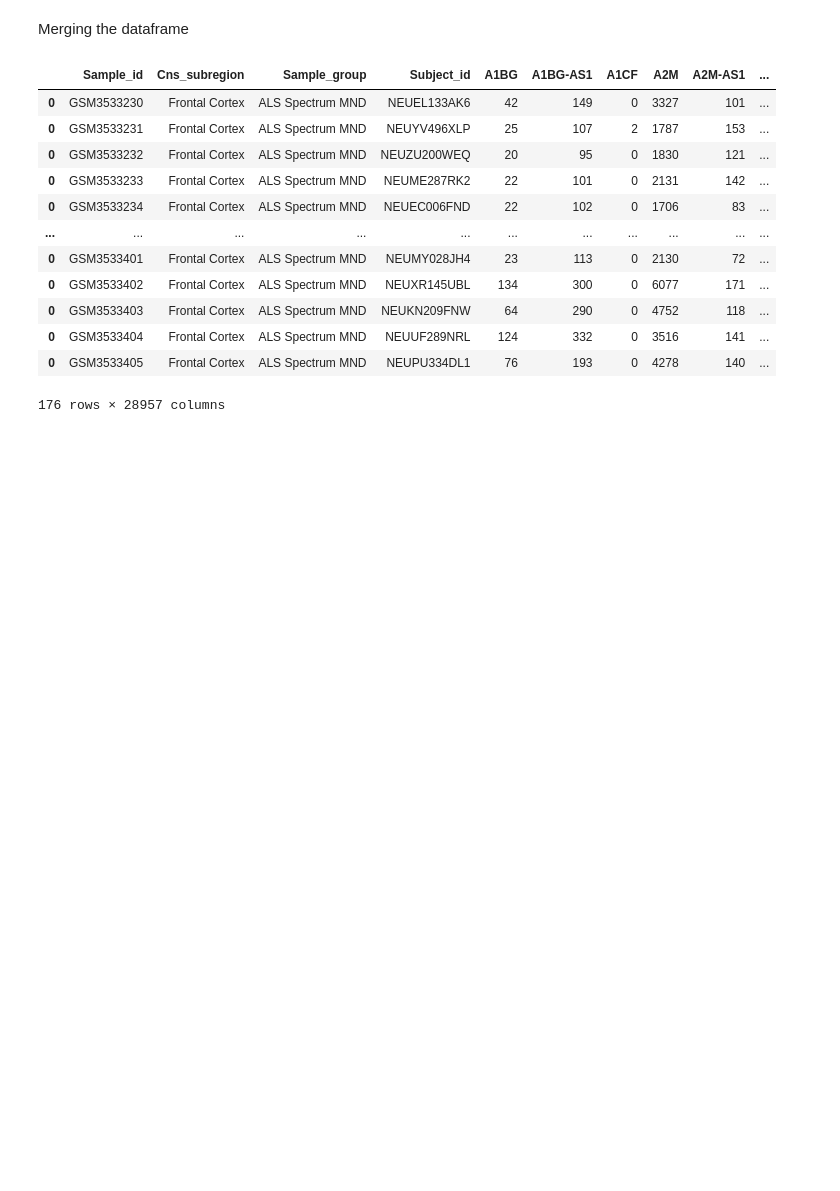
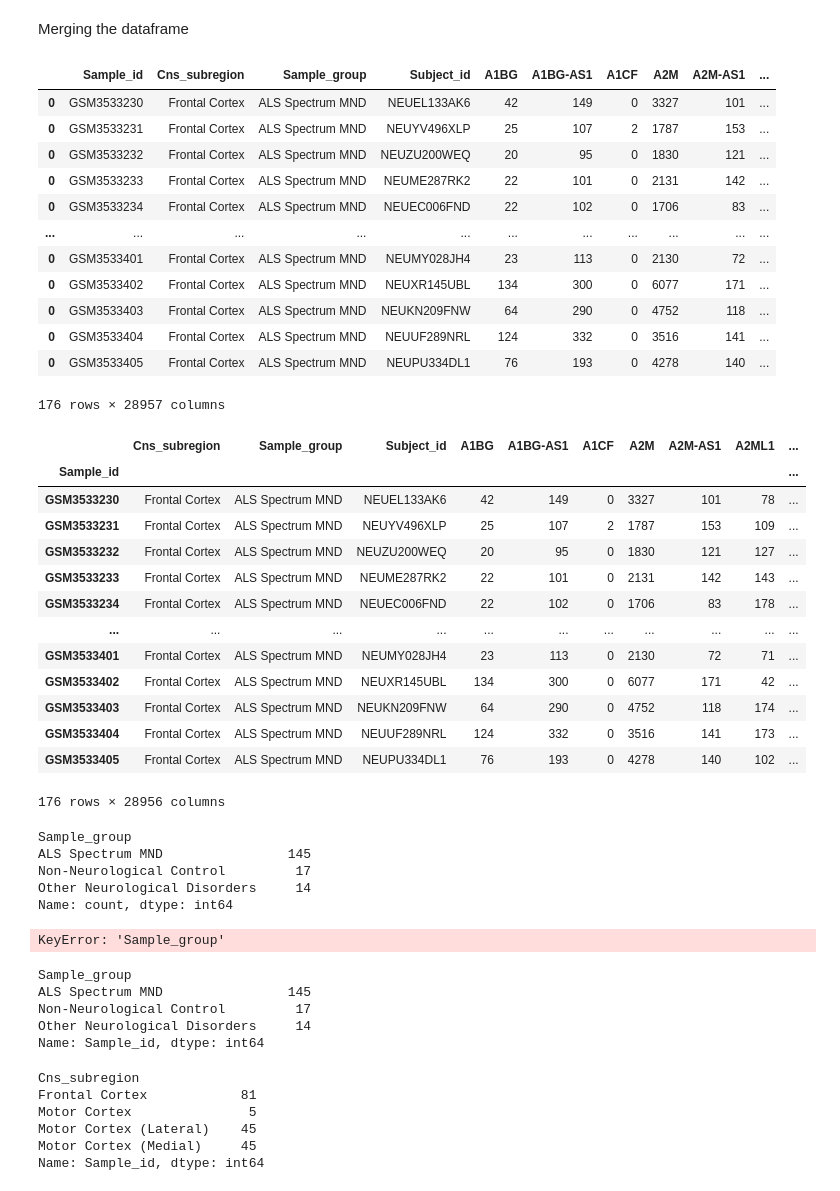
Before and after one commit to lenorabuggenhoudt/BioInfo, a Jupyter notebook: data_extraction.ipynb, the cells around one changed output. Saved outputs shown, nothing was run; the diff lists cells and outputs as text; code cells hidden in the pictures; blank space fills up the shorter version.

```diff
--- a/data_extraction.ipynb
+++ b/data_extraction.ipynb
@@ -109,3 +109,6 @@ data_matrix
 | GSM3533235 | 15 | 39 | 0 | 957 | 74 | 48 | 1 | 2 | 21 | 0 | ... | ... |
 | GSM3533285 | 37 | 136 | 0 | 2595 | 88 | 162 | 0 | 1 | 26 | 0 | ... | ... |
 176 rows × 28953 columns
+# %%
+list_genes = list(data_matrix.columns.values)
+list_genes
@@ -129,6 +150,8 @@ data_frame_merged
 | 0 | GSM3533404 | Frontal Cortex | ALS Spectrum MND | NEUUF289NRL | 124 | 332 | 0 | 3516 | 141 | ... |
 | 0 | GSM3533405 | Frontal Cortex | ALS Spectrum MND | NEUPU334DL1 | 76 | 193 | 0 | 4278 | 140 | ... |
 176 rows × 28957 columns
+# %%
+data_frame_merged = data_frame_merged.set_index('Sample_id')
 # %%
 class ALS_RNAseq:
     def __init__(self):
@@ -137,5 +160,58 @@ class ALS_RNAseq:
     def get_data_matrix(self):
         return self.__data_matrix
 
+    def get_data_genes(self) :
+        return self.get_data_matrix()[list_genes]
+
     def __str__(self):
         return "Data Frame of RNA seq samples"
+# %%
+c_data = ALS_RNAseq()
+# %%
+c_data.get_data_matrix()
+# %% [output]
+|  | Cns_subregion | Sample_group | Subject_id | A1BG | A1BG-AS1 | A1CF | A2M | A2M-AS1 | A2ML1 | ... |
+| Sample_id |  |  |  |  |  |  |  |  |  | ... |
+| GSM3533230 | Frontal Cortex | ALS Spectrum MND | NEUEL133AK6 | 42 | 149 | 0 | 3327 | 101 | 78 | ... |
+| GSM3533231 | Frontal Cortex | ALS Spectrum MND | NEUYV496XLP | 25 | 107 | 2 | 1787 | 153 | 109 | ... |
+| GSM3533232 | Frontal Cortex | ALS Spectrum MND | NEUZU200WEQ | 20 | 95 | 0 | 1830 | 121 | 127 | ... |
+| GSM3533233 | Frontal Cortex | ALS Spectrum MND | NEUME287RK2 | 22 | 101 | 0 | 2131 | 142 | 143 | ... |
+| GSM3533234 | Frontal Cortex | ALS Spectrum MND | NEUEC006FND | 22 | 102 | 0 | 1706 | 83 | 178 | ... |
+| ... | ... | ... | ... | ... | ... | ... | ... | ... | ... | ... |
+| GSM3533401 | Frontal Cortex | ALS Spectrum MND | NEUMY028JH4 | 23 | 113 | 0 | 2130 | 72 | 71 | ... |
+| GSM3533402 | Frontal Cortex | ALS Spectrum MND | NEUXR145UBL | 134 | 300 | 0 | 6077 | 171 | 42 | ... |
+| GSM3533403 | Frontal Cortex | ALS Spectrum MND | NEUKN209FNW | 64 | 290 | 0 | 4752 | 118 | 174 | ... |
+| GSM3533404 | Frontal Cortex | ALS Spectrum MND | NEUUF289NRL | 124 | 332 | 0 | 3516 | 141 | 173 | ... |
+| GSM3533405 | Frontal Cortex | ALS Spectrum MND | NEUPU334DL1 | 76 | 193 | 0 | 4278 | 140 | 102 | ... |
+176 rows × 28956 columns
+# %%
+data_by_diseasegrp = c_data.get_data_matrix()['Sample_group'].value_counts()
+data_by_diseasegrp
+# %% [output]
+Sample_group
+ALS Spectrum MND                145
+Non-Neurological Control         17
+Other Neurological Disorders     14
+Name: count, dtype: int64
+# %%
+data_by_diseasegrp_stats = c_data.get_data_genes().groupby(['Sample_group']).mean()
+# %% [output]
+KeyError: 'Sample_group'
+# %%
+data_by_diseasegrp
+# %% [output]
+Sample_group
+ALS Spectrum MND                145
+Non-Neurological Control         17
+Other Neurological Disorders     14
+Name: Sample_id, dtype: int64
+# %%
+data_by_subregion = c_data.get_data_matrix().groupby(['Cns_subregion']).count()['Sample_id']
+data_by_subregion
+# %% [output]
+Cns_subregion
+Frontal Cortex            81
+Motor Cortex               5
+Motor Cortex (Lateral)    45
+Motor Cortex (Medial)     45
+Name: Sample_id, dtype: int64
```
Also changed, not shown: parts of 3 cells of this notebook.
